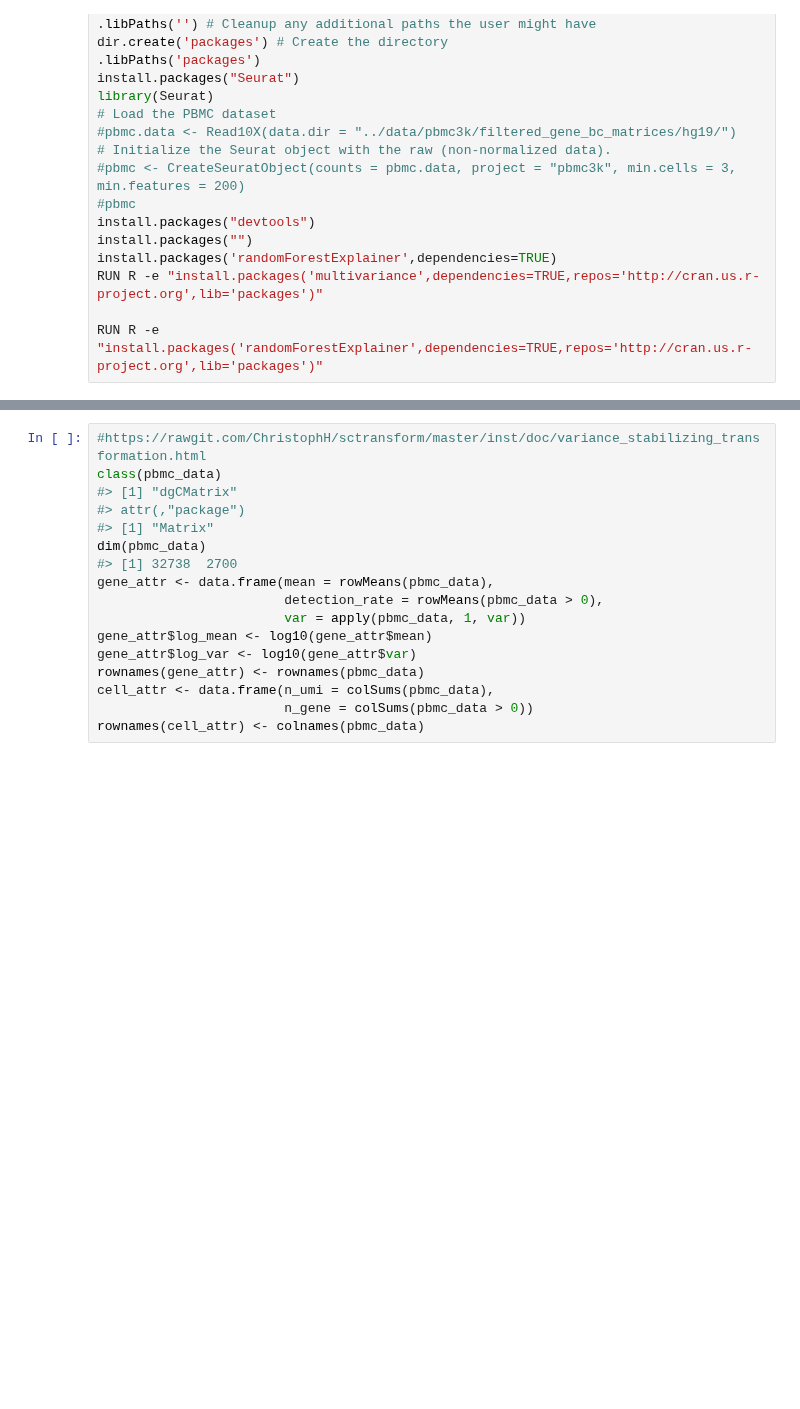
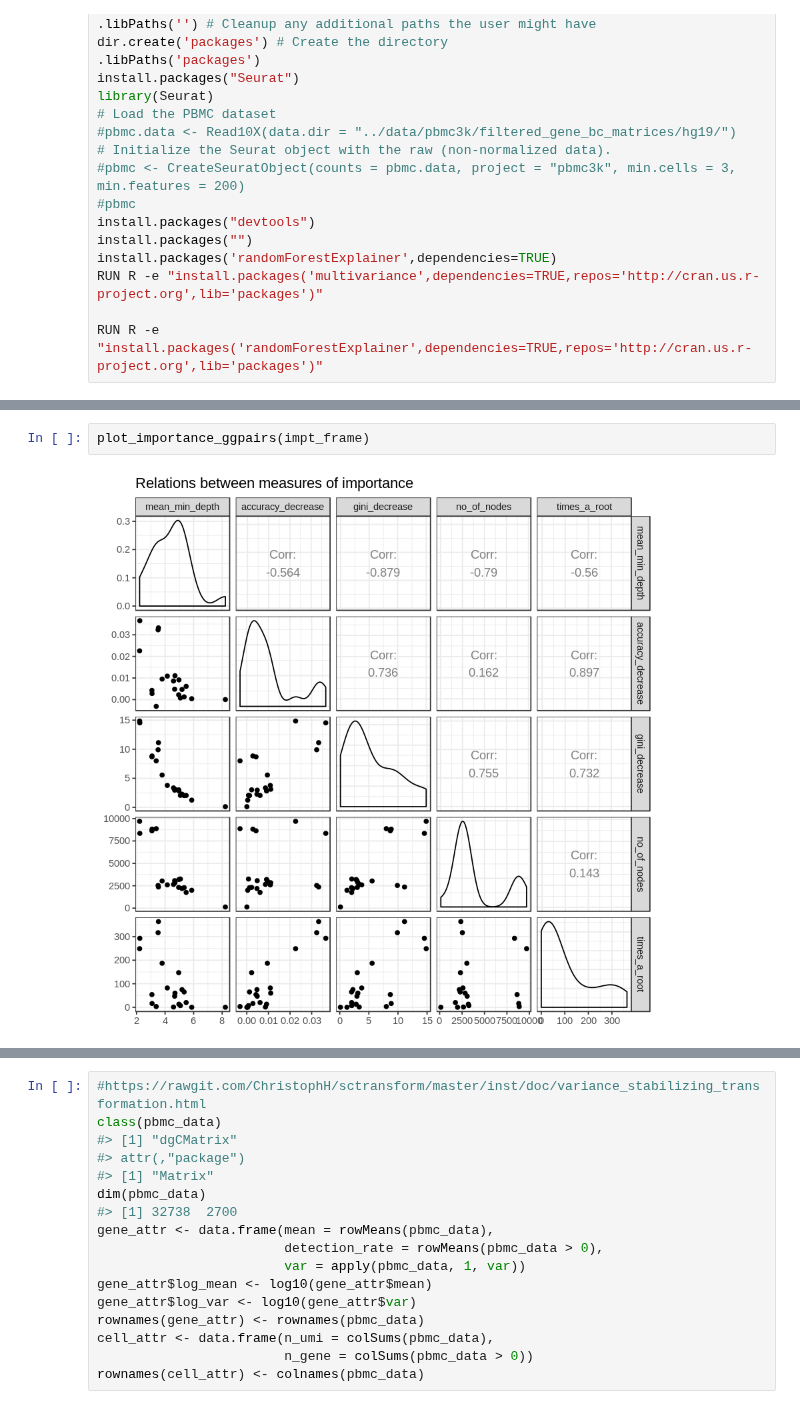
Before and after one commit to animesh/notebooks, a Jupyter notebook: scRatch.ipynb, the cells around one changed output, grey strips where cells are left out. Drawn from its saved outputs; the diff is of its cells as text; blank space fills up the shorter version.

```diff
--- a/scRatch.ipynb
+++ b/scRatch.ipynb
@@ -48,0 +213,4 @@ ERROR: Error: package or namespace load failed for ‘tidyverse’ in loadNamesp
+# %%
+plot_importance_ggpairs(impt_frame)
+# %% [output]
+[figure, added]
```
Also changed, not shown: parts of 21 cells of this notebook, 2 other files.
